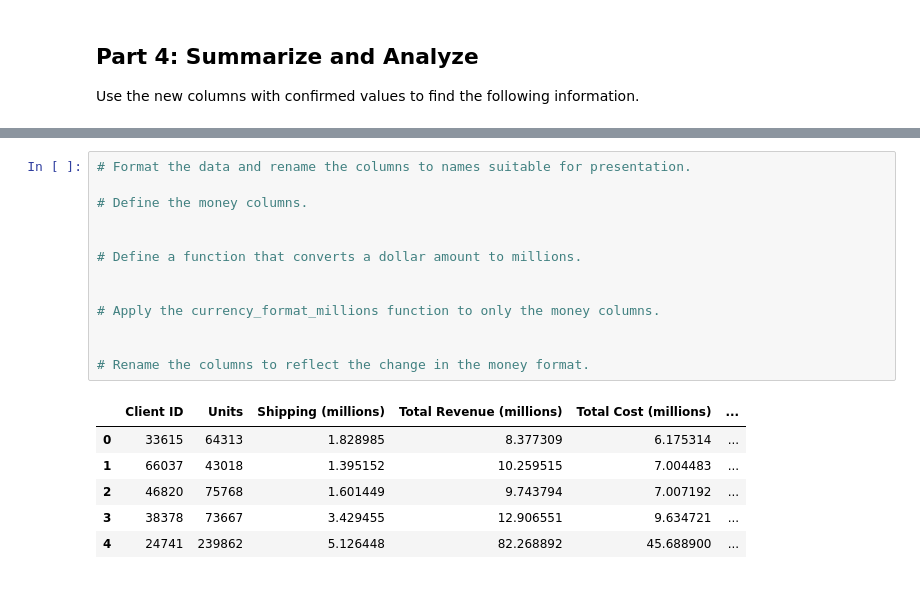
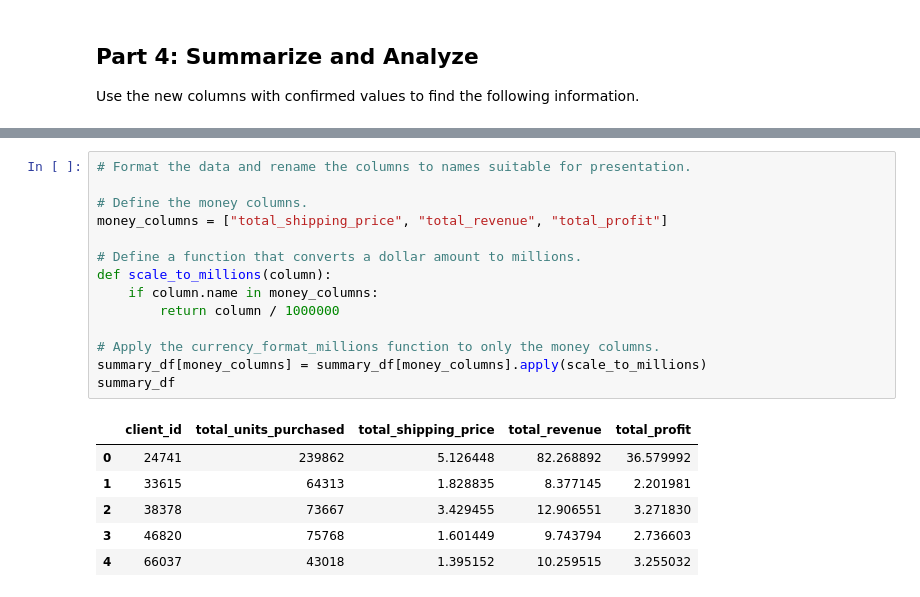
Before and after one commit to BlairSonnen/pandas-challenge-1, a Jupyter notebook: wholesale_data_analysis_starter_code.ipynb, the cells around one changed output, grey strips where cells are left out. Drawn from its saved outputs; the diff is of its cells as text.

```diff
--- a/wholesale_data_analysis_starter_code.ipynb
+++ b/wholesale_data_analysis_starter_code.ipynb
@@ -242,20 +234,21 @@ summary_df
 # %%
 # Format the data and rename the columns to names suitable for presentation.
 
 # Define the money columns.
-
+money_columns = ["total_shipping_price", "total_revenue", "total_profit"]
 
 # Define a function that converts a dollar amount to millions.
-
+def scale_to_millions(column):
+    if column.name in money_columns:
+        return column / 1000000
 
 # Apply the currency_format_millions function to only the money columns.
-
-
-# Rename the columns to reflect the change in the money format.
+summary_df[money_columns] = summary_df[money_columns].apply(scale_to_millions)
+summary_df
 # %% [output]
-|  | Client ID | Units | Shipping (millions) | Total Revenue (millions) | Total Cost (millions) | ... |
-| 0 | 33615 | 64313 | 1.828985 | 8.377309 | 6.175314 | ... |
-| 1 | 66037 | 43018 | 1.395152 | 10.259515 | 7.004483 | ... |
-| 2 | 46820 | 75768 | 1.601449 | 9.743794 | 7.007192 | ... |
-| 3 | 38378 | 73667 | 3.429455 | 12.906551 | 9.634721 | ... |
-| 4 | 24741 | 239862 | 5.126448 | 82.268892 | 45.688900 | ... |
+|  | client_id | total_units_purchased | total_shipping_price | total_revenue | total_profit |
+| 0 | 24741 | 239862 | 5.126448 | 82.268892 | 36.579992 |
+| 1 | 33615 | 64313 | 1.828835 | 8.377145 | 2.201981 |
+| 2 | 38378 | 73667 | 3.429455 | 12.906551 | 3.271830 |
+| 3 | 46820 | 75768 | 1.601449 | 9.743794 | 2.736603 |
+| 4 | 66037 | 43018 | 1.395152 | 10.259515 | 3.255032 |
```
Also changed, not shown: parts of 6 cells of this notebook.
